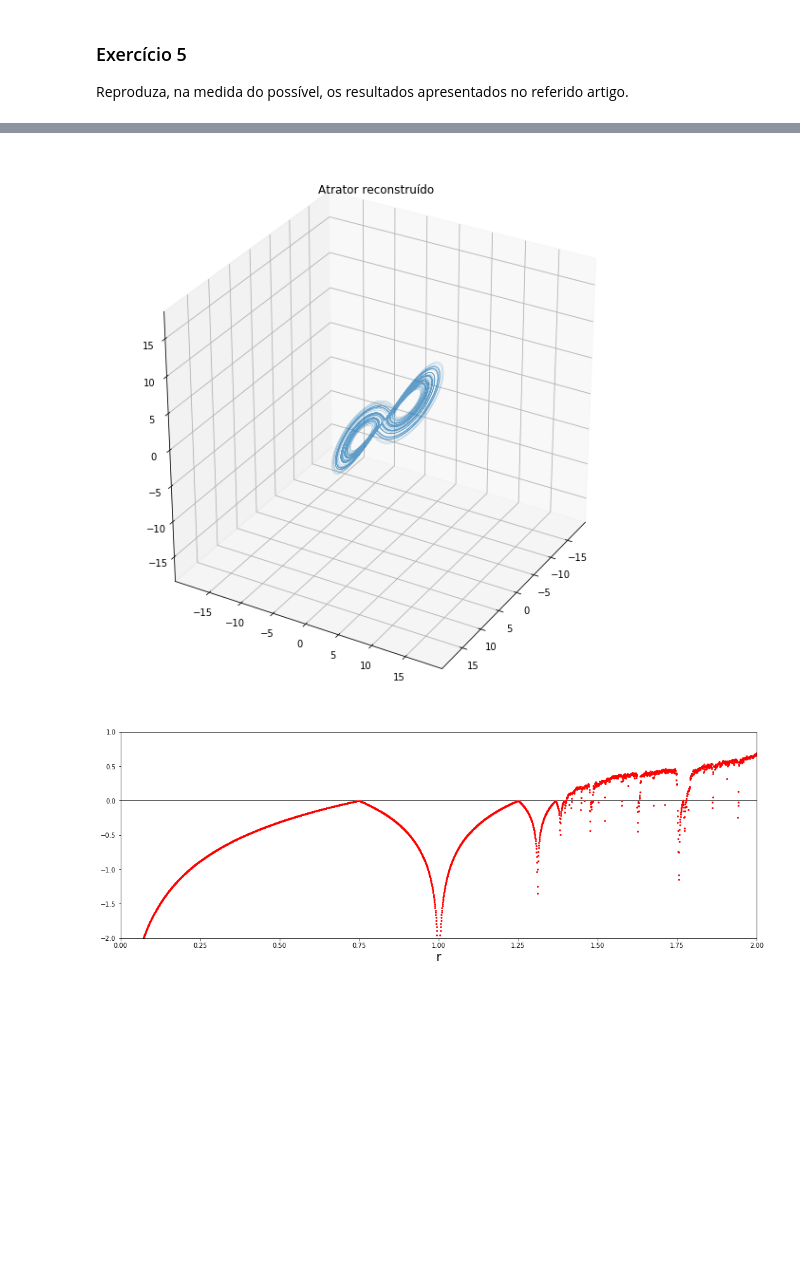
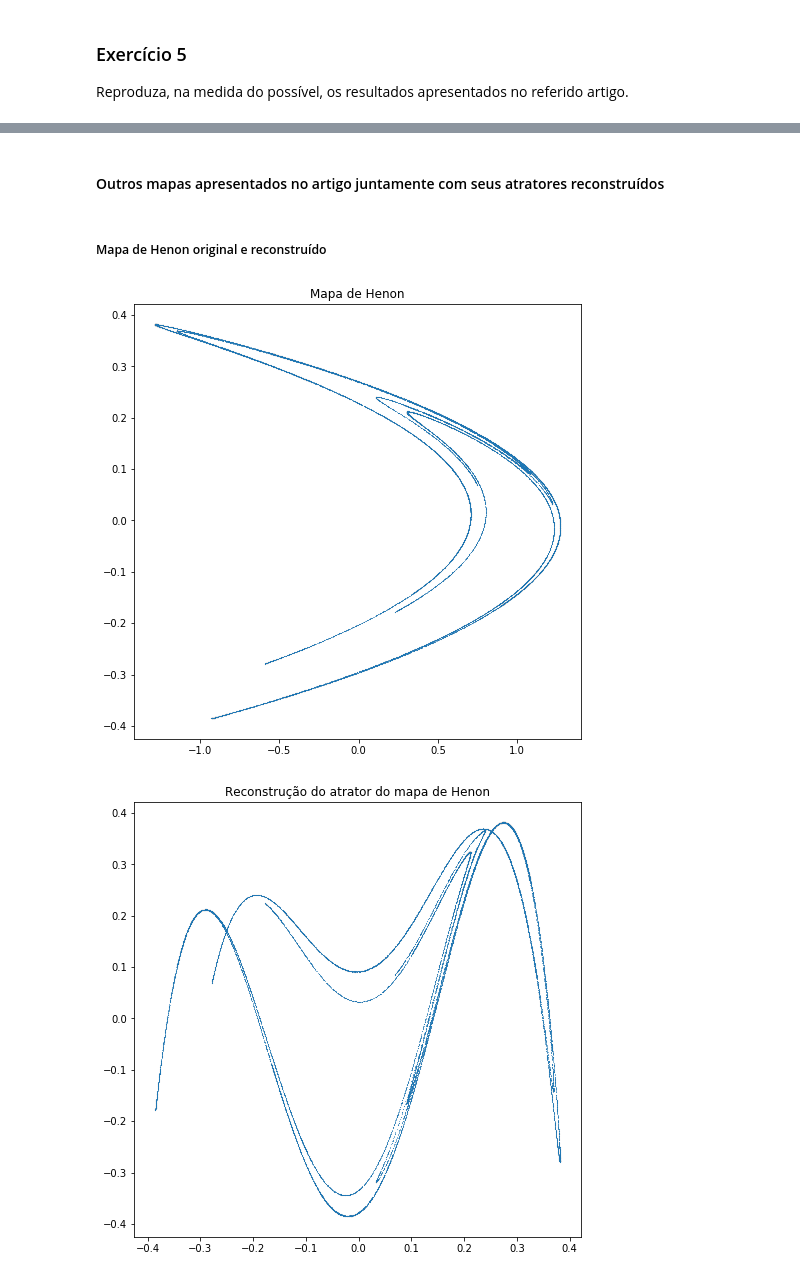
Before and after one commit to aronifanger/nltsa_app, a Jupyter notebook: notebooks/Relatório - Série VI.ipynb, the cells around one changed output, grey strips where cells are left out. Saved outputs shown, nothing was run; the diff lists cells and outputs as text; code cells hidden in the pictures; blank space fills up the shorter version.

```diff
--- a/notebooks/Relatório - Série VI.ipynb
+++ b/notebooks/Relatório - Série VI.ipynb
@@ -638,20 +379,0 @@ lyap_from_serie(np.random.rand(100))
-# %%
-atrator_d0=lorenz_generate(2**13)[0,:]
-
-
-#por que esse valor? Aqui foi arbitrário. Existem métodos para isso, não explorados aqui
-tau=3;
-
-#a partir de 1 dimensão do atrator, criamos 3 séries com atraso 0,tau, 2*tau
-# data_lag0 = atrator_d0
-
-# data_lag1 = numpy.roll(data_lag0, -tau)[:-tau]
-
-# data_lag2 = numpy.roll(data_lag1, -tau)[:-tau]
-
-# #imprime o atrator, pronto. Reconstruído
-# plot3d([data_lag0[:-2*tau], data_lag1[:-tau], data_lag2],"Atrator reconstruído")
-lagged_series=create_lagged_series(atrator_d0,9,tau)
-plot3d(lagged_series,"Atrator reconstruído")
-# %% [output]
-[figure, removed]
@@ -728,17 +380,13 @@ def lyapunovrange(r_min,r_max,x0,nr):
-# %%
-# set up the plot
-plt.figure(figsize=(18,6))
-plt.xlabel(r'r',fontsize=20)
-plt.axhline(0, color='black', lw=0.8)
-r_min=0.0  # range
-r_max=2.0
-x0=0.1    #initial condition
-# this makes a plot of attracting points
-#plt.axis([r_min, r_max,-2, 2.0])
-#mkplot(r_min,r_max,x0,1000)
-
-# plots the lyapunov exponent
-plt.axis([r_min, r_max,-2, 1.0])
-lyapunovrange(r_min,r_max,x0,3000)
-# %% [output]
-[figure, removed]
+# %% [markdown]
+#### Outros mapas apresentados no artigo juntamente com seus atratores reconstruídos
+# %% [markdown]
+##### Mapa de Henon original e reconstruído
+# %%
+original_series = generate_discrete(HenonMap())
+plot2d(original_series, title="Mapa de Henon")
+
+reconstructed_series = psr(original_series[1], m=2, tau=2)
+plot2d(reconstructed_series, title="Reconstrução do atrator do mapa de Henon")
+# %% [output]
+[figure, added]
+[figure, added]
```
Also changed, not shown: parts of 48 cells of this notebook.
